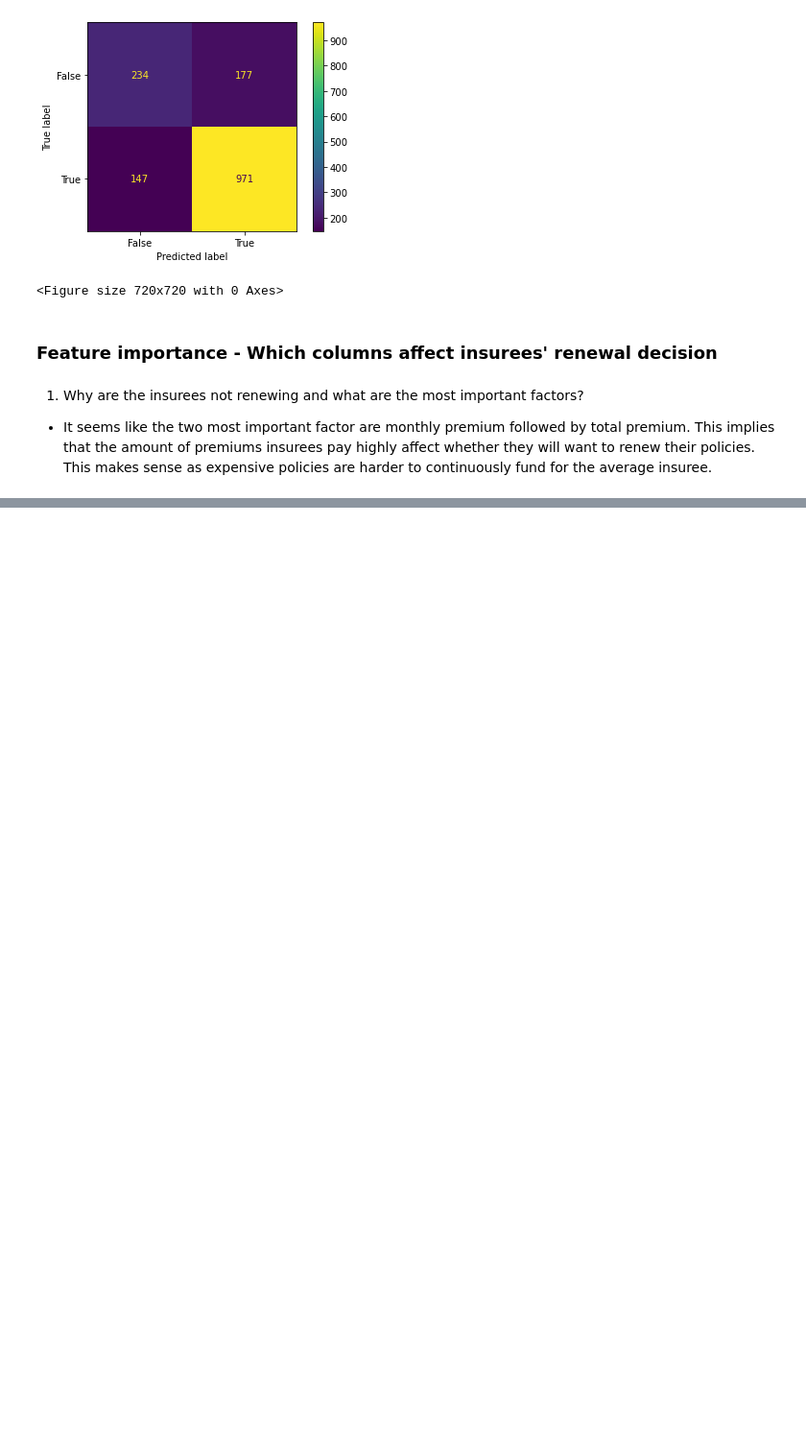
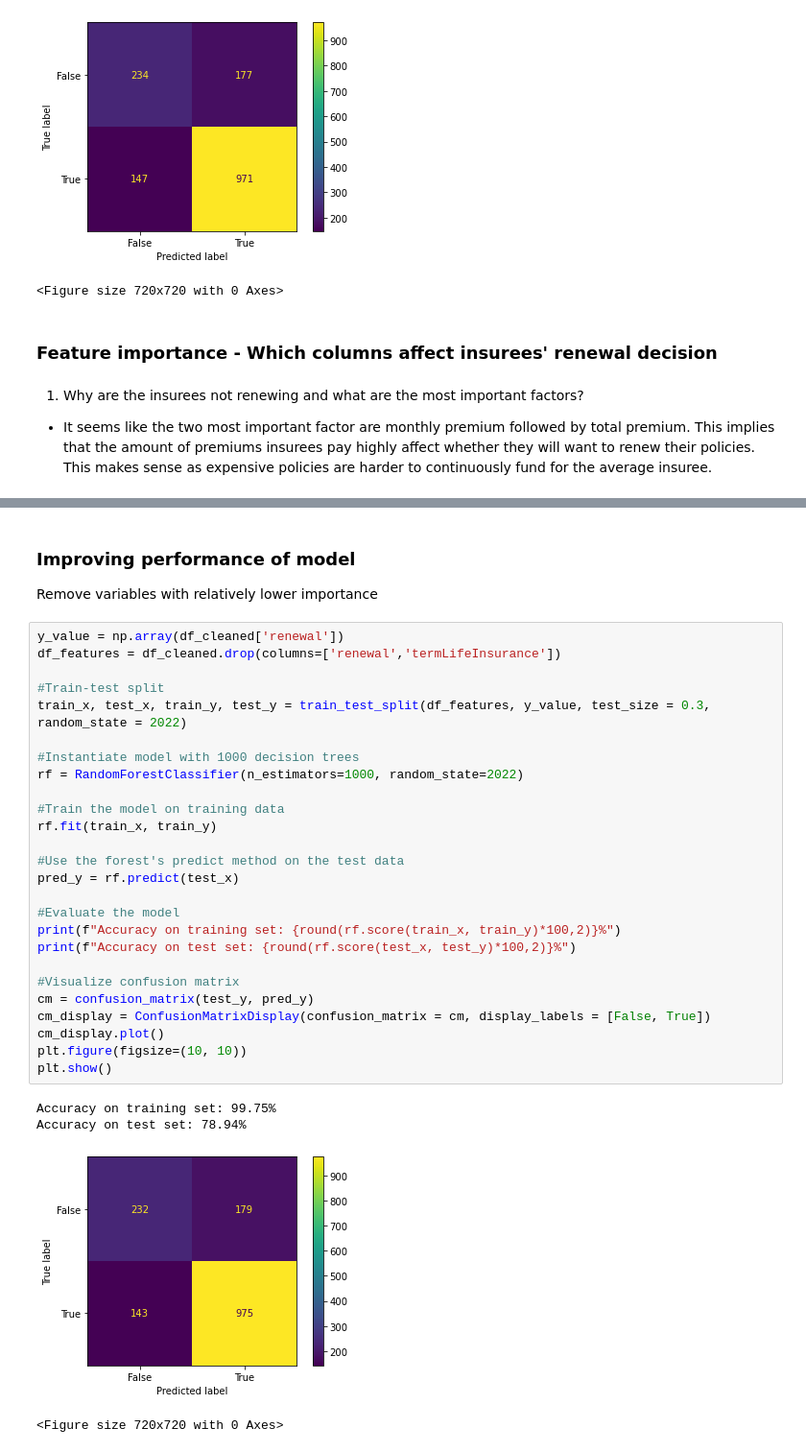
Before and after one commit to tayhuihong/VICA_submission, a Jupyter notebook: task1.ipynb, the cells around one changed output, grey strips where cells are left out. Shown at 96% size. Saved outputs shown, nothing was run; the diff lists cells and outputs as text; blank space fills up the shorter version.

```diff
--- a/task1.ipynb
+++ b/task1.ipynb
@@ -425,0 +431,34 @@ plt.show()
+# %% [markdown]
+### Improving performance of model
+Remove variables with relatively lower importance
+# %%
+y_value = np.array(df_cleaned['renewal'])
+df_features = df_cleaned.drop(columns=['renewal','termLifeInsurance'])
+
+#Train-test split
+train_x, test_x, train_y, test_y = train_test_split(df_features, y_value, test_size = 0.3, random_state = 2022)
+
+#Instantiate model with 1000 decision trees
+rf = RandomForestClassifier(n_estimators=1000, random_state=2022)
+
+#Train the model on training data
+rf.fit(train_x, train_y)
+
+#Use the forest's predict method on the test data
+pred_y = rf.predict(test_x)
+
+#Evaluate the model
+print(f"Accuracy on training set: {round(rf.score(train_x, train_y)*100,2)}%")
+print(f"Accuracy on test set: {round(rf.score(test_x, test_y)*100,2)}%")
+
+#Visualize confusion matrix
+cm = confusion_matrix(test_y, pred_y)
+cm_display = ConfusionMatrixDisplay(confusion_matrix = cm, display_labels = [False, True])
+cm_display.plot()
+plt.figure(figsize=(10, 10))
+plt.show()
+# %% [output]
+Accuracy on training set: 99.75%
+Accuracy on test set: 78.94%
+[figure, added]
+<Figure size 720x720 with 0 Axes>
```
Also changed, not shown: parts of 7 cells of this notebook.
